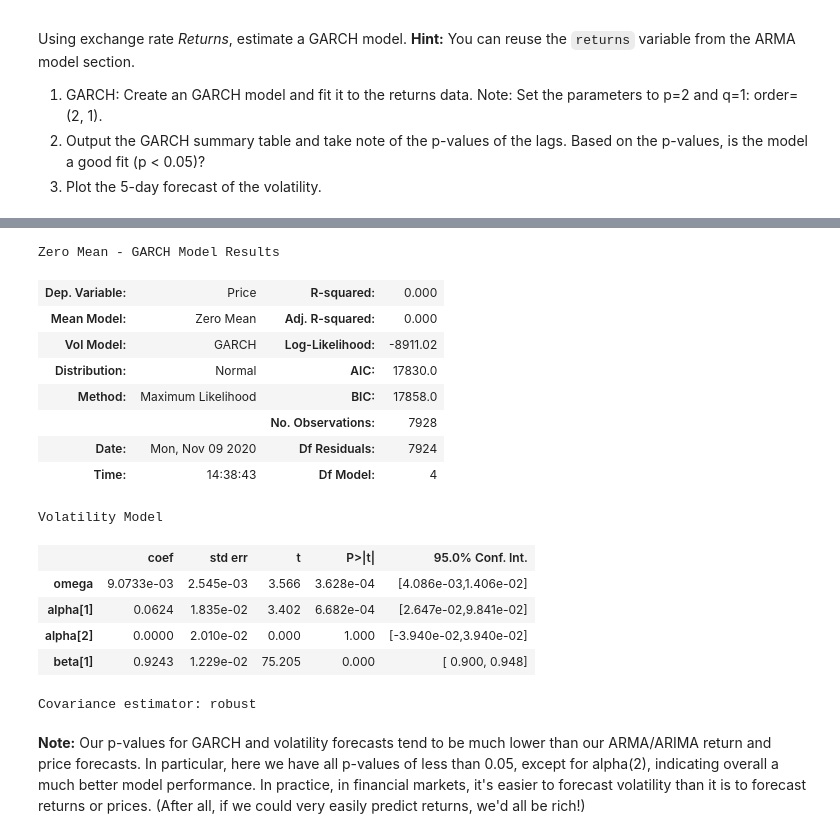
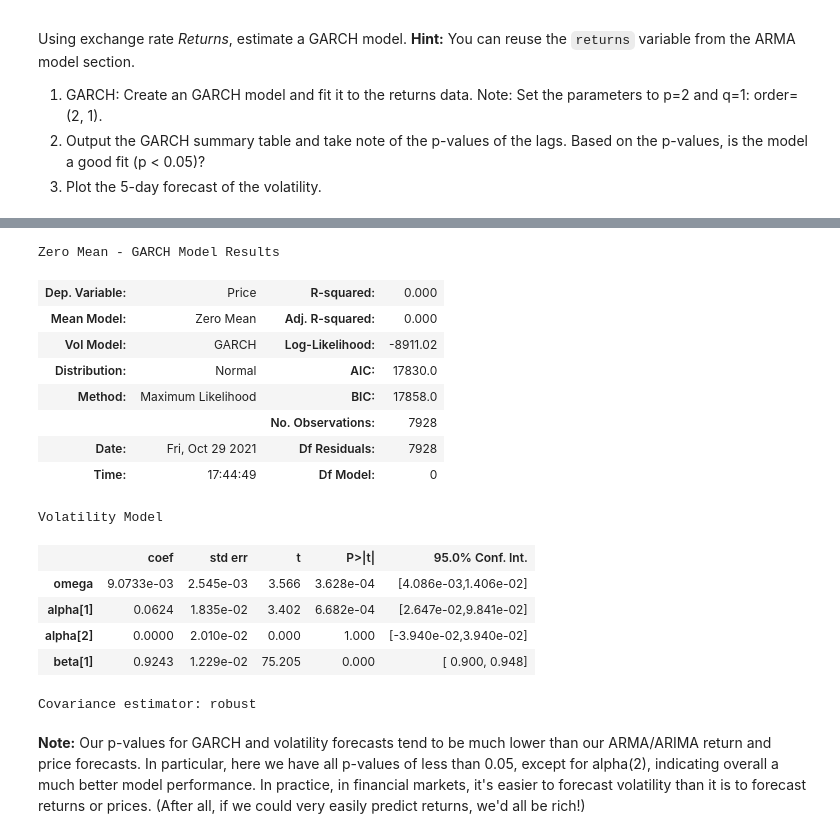
Before and after one commit to benjaminweymouth/Time-Series-analysis-using-ARIMA, a Jupyter notebook: Python Code/time_series_analysis.ipynb, the cells around one changed output, grey strips where cells are left out. Saved outputs shown, nothing was run; the diff lists cells and outputs as text; code cells hidden in the pictures.

Commit message:
ARIMA and GARCH models

```diff
--- a/Python Code/time_series_analysis.ipynb
+++ b/Python Code/time_series_analysis.ipynb
@@ -273,0 +284,4 @@ Optimization terminated successfully    (Exit mode 0)
+# %%
+returns = (cad_jpy_df[["Price"]].pct_change() * 100)
+returns = returns.replace(-np.inf, np.nan).dropna()
+returns.head()
@@ -274,16 +296,22 @@ Optimization terminated successfully    (Exit mode 0)
+# %%
+# Estimate a GARCH model:
+model = arch_model(returns, mean="Zero", vol="GARCH", p=2, q=1)
+
+# Fit the model
+res = model.fit(disp="off")
 # %%
 # Summarize the model results
-# YOUR CODE HERE!
+res.summary()
 # %% [output]
 Zero Mean - GARCH Model Results
 | Dep. Variable: | Price | R-squared: | 0.000 |
 | Mean Model: | Zero Mean | Adj. R-squared: | 0.000 |
 | Vol Model: | GARCH | Log-Likelihood: | -8911.02 |
 | Distribution: | Normal | AIC: | 17830.0 |
 | Method: | Maximum Likelihood | BIC: | 17858.0 |
 |  |  | No. Observations: | 7928 |
-| Date: | Mon, Nov 09 2020 | Df Residuals: | 7924 |
-| Time: | 14:38:43 | Df Model: | 4 |
+| Date: | Fri, Oct 29 2021 | Df Residuals: | 7928 |
+| Time: | 17:44:49 | Df Model: | 0 |
 Volatility Model
 |  | coef | std err | t | P>|t| | 95.0% Conf. Int. |
 | omega | 9.0733e-03 | 2.545e-03 | 3.566 | 3.628e-04 | [4.086e-03,1.406e-02] |
```
Also changed, not shown: parts of 24 cells of this notebook.
